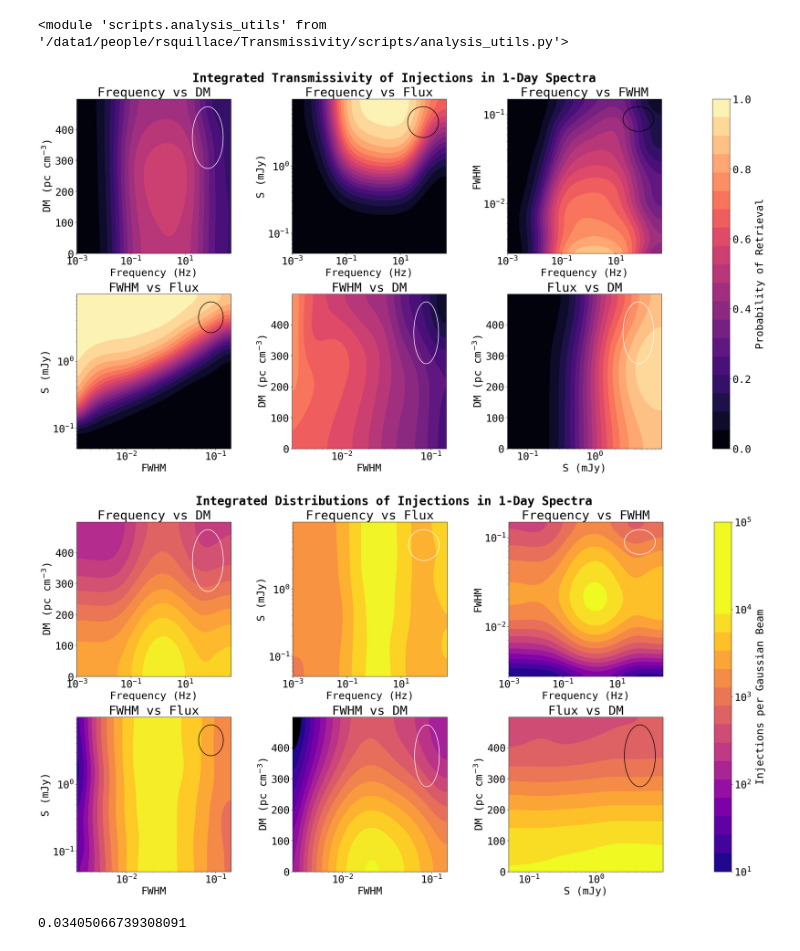
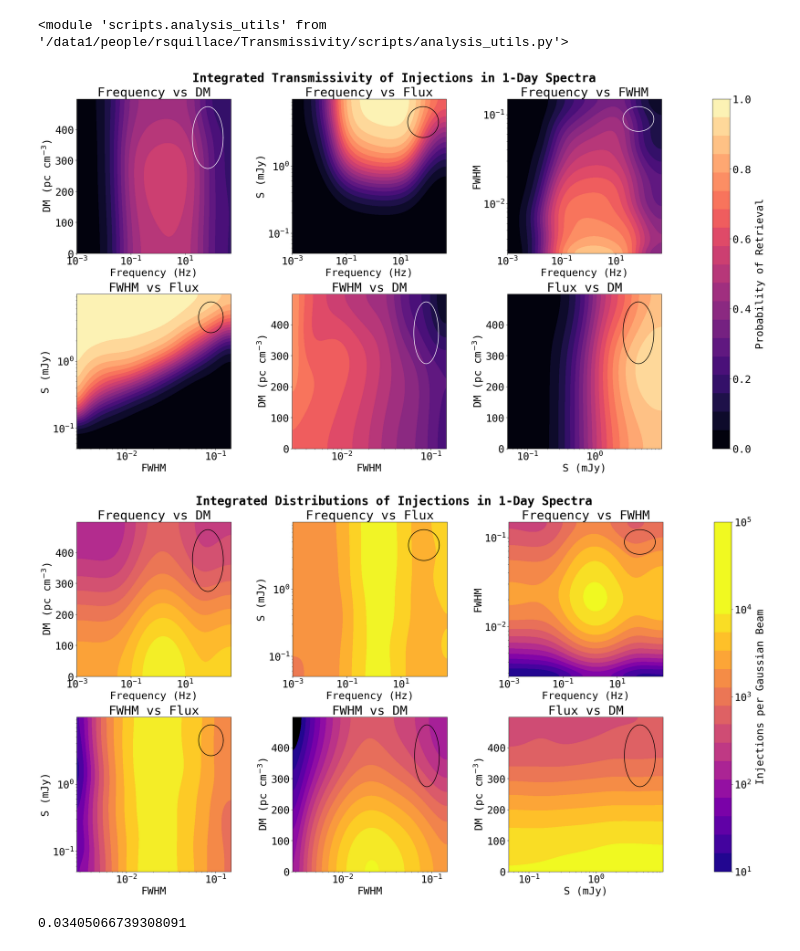
Before and after one commit to chime-sps/Transmissivity, a Jupyter notebook: results/injection_analysis_2d.ipynb, the cells around one changed output. Drawn from its saved outputs; the diff is of its cells as text; code cells hidden in the pictures.

```diff
--- a/results/injection_analysis_2d.ipynb
+++ b/results/injection_analysis_2d.ipynb
@@ -116,34 +116,34 @@ importlib.reload(au)
 # %%
 transmissivities_1 = [dm_f_ret_p_smooth_1, s_f_ret_p_smooth_1, fwhm_f_ret_p_smooth_1,
              s_fwhm_ret_p_smooth_1, dm_fwhm_ret_p_smooth_1, dm_s_ret_p_smooth_1]
 
 au.make_contour_map(transmissivities_1,
                      bins1, bins2,
                      dev1, dev2,
                      'Integrated Transmissivity of Injections in 1-Day Spectra',
-                     ellipse_colors = ['w', 'k', 'k', 'k', 'w', 'w']
+                     ellipse_colors = ['w', 'k', 'w', 'k', 'w', 'k']
                      )
 
 injections_1 = [dm_f_inj_smooth_1,
                 s_f_inj_smooth_1,
                 fwhm_f_inj_smooth_1,
                 s_fwhm_inj_smooth_1,
                 dm_fwhm_inj_smooth_1,
                 dm_s_inj_smooth_1,
                 ]
 
 au.make_contour_map(injections_1,
                      bins1, bins2,
                      dev1, dev2,
                      'Integrated Distributions of Injections in 1-Day Spectra',
                      cmap = 'plasma',
                      colorbar_name = 'Injections per Gaussian Beam',
                      cmap_log = True,
-                     ellipse_colors = ['w', 'w', 'w', 'k', 'w', 'k']
+                     ellipse_colors = ['k', 'k', 'k', 'k', 'k', 'k']
                      )
 # %% [output]
-[figure, old version]
+[figure, new version]
-[figure, old version]
+[figure, new version]
 # %%
 S_mask = data_1[:, 6] < 0.1
 retrieved_mask = data_1[:, -1] > 0
```
Also changed, not shown: parts of 4 cells of this notebook, 1 other file.
